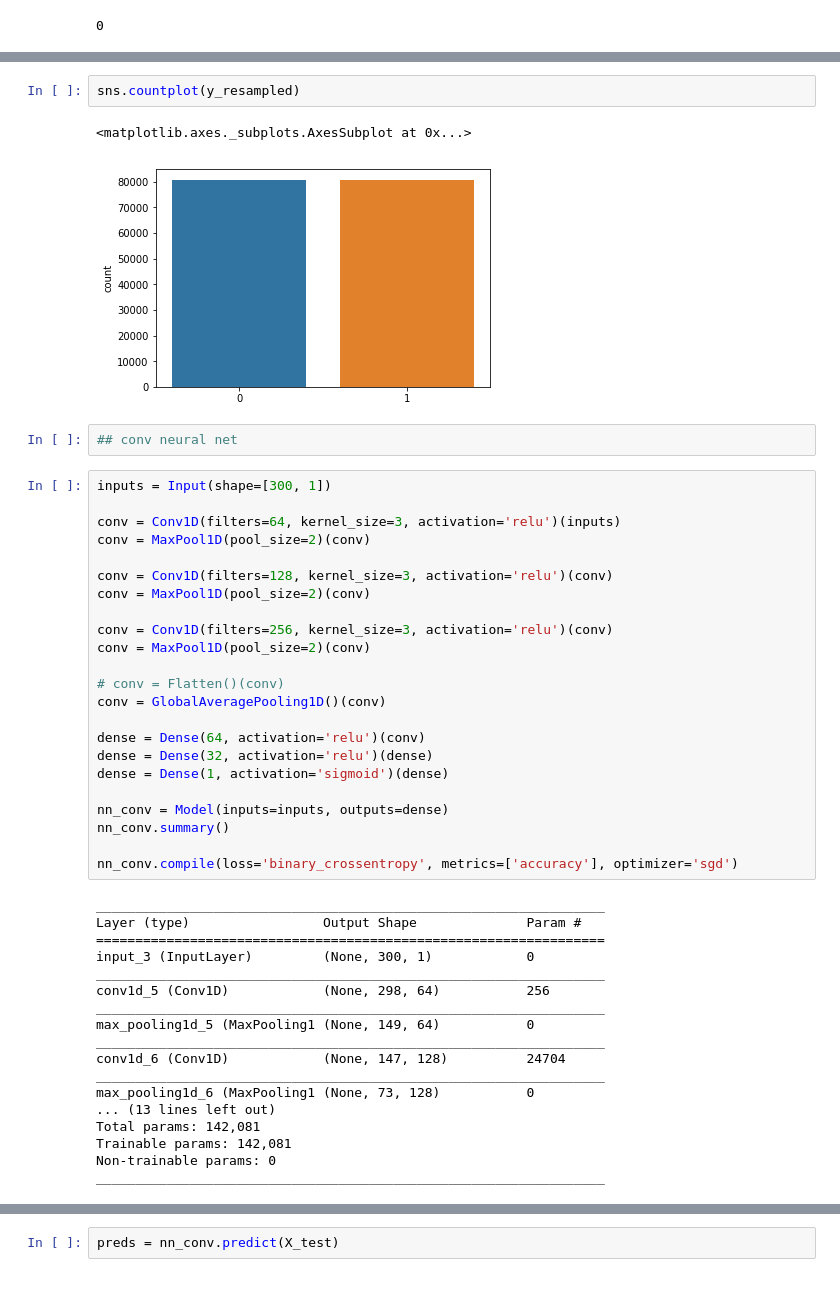
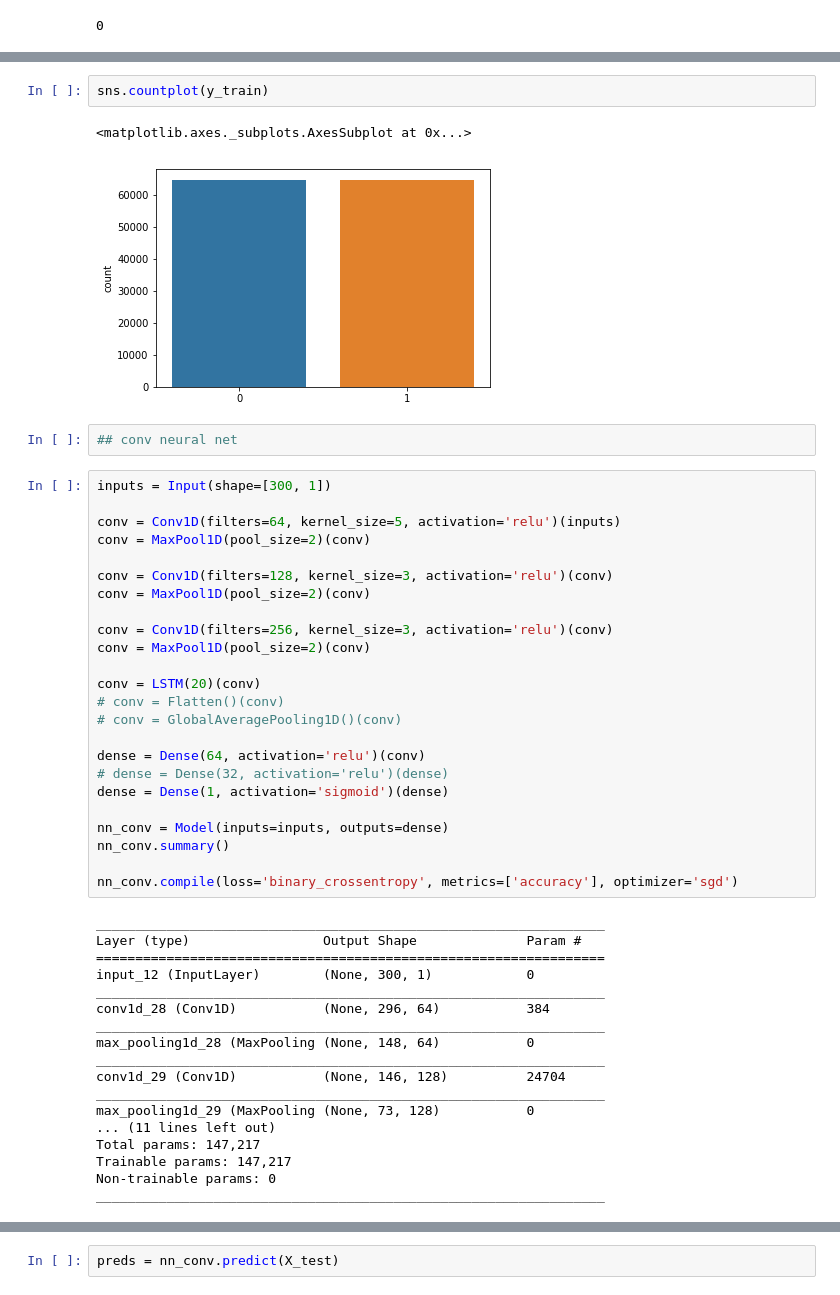
Before and after one commit to y2ee201/Kaggle-Quora-Insincere, a Jupyter notebook: quora_insincere_questions.ipynb, the cells around one changed output, grey strips where cells are left out. Cells and saved outputs as stored; diff of their text form.

Commit message:
CNN plus LSTM

```diff
--- a/quora_insincere_questions.ipynb
+++ b/quora_insincere_questions.ipynb
@@ -120,14 +122,14 @@ gc.collect()
 # %%
-sns.countplot(y_resampled)
+sns.countplot(y_train)
 # %% [output]
 <matplotlib.axes._subplots.AxesSubplot at 0x...>
-[figure, old version]
+[figure, new version]
 # %%
 ## conv neural net
 # %%
 inputs = Input(shape=[300, 1])
 
-conv = Conv1D(filters=64, kernel_size=3, activation='relu')(inputs)
+conv = Conv1D(filters=64, kernel_size=5, activation='relu')(inputs)
 conv = MaxPool1D(pool_size=2)(conv)
 
 conv = Conv1D(filters=128, kernel_size=3, activation='relu')(conv)
@@ -136,11 +138,12 @@ conv = MaxPool1D(pool_size=2)(conv)
 conv = Conv1D(filters=256, kernel_size=3, activation='relu')(conv)
 conv = MaxPool1D(pool_size=2)(conv)
 
+conv = LSTM(20)(conv)
 # conv = Flatten()(conv)
-conv = GlobalAveragePooling1D()(conv)
+# conv = GlobalAveragePooling1D()(conv)
 
 dense = Dense(64, activation='relu')(conv)
-dense = Dense(32, activation='relu')(dense)
+# dense = Dense(32, activation='relu')(dense)
 dense = Dense(1, activation='sigmoid')(dense)
 
 nn_conv = Model(inputs=inputs, outputs=dense)
@@ -151,18 +154,18 @@ nn_conv.compile(loss='binary_crossentropy', metrics=['accuracy'], optimizer='sgd
 _________________________________________________________________
 Layer (type)                 Output Shape              Param #
 =================================================================
-input_3 (InputLayer)         (None, 300, 1)            0
+input_12 (InputLayer)        (None, 300, 1)            0
 _________________________________________________________________
-conv1d_5 (Conv1D)            (None, 298, 64)           256
+conv1d_28 (Conv1D)           (None, 296, 64)           384
 _________________________________________________________________
-max_pooling1d_5 (MaxPooling1 (None, 149, 64)           0
+max_pooling1d_28 (MaxPooling (None, 148, 64)           0
 _________________________________________________________________
-conv1d_6 (Conv1D)            (None, 147, 128)          24704
+conv1d_29 (Conv1D)           (None, 146, 128)          24704
 _________________________________________________________________
-max_pooling1d_6 (MaxPooling1 (None, 73, 128)           0
-... (13 lines left out)
-Total params: 142,081
-Trainable params: 142,081
+max_pooling1d_29 (MaxPooling (None, 73, 128)           0
+... (11 lines left out)
+Total params: 147,217
+Trainable params: 147,217
 Non-trainable params: 0
 _________________________________________________________________
 # %%
```
Also changed, not shown: parts of 7 cells of this notebook.
